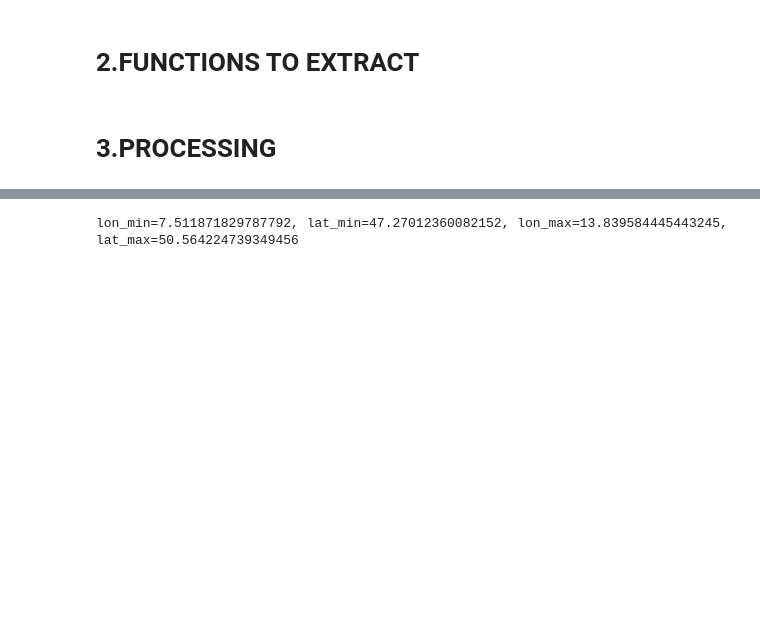
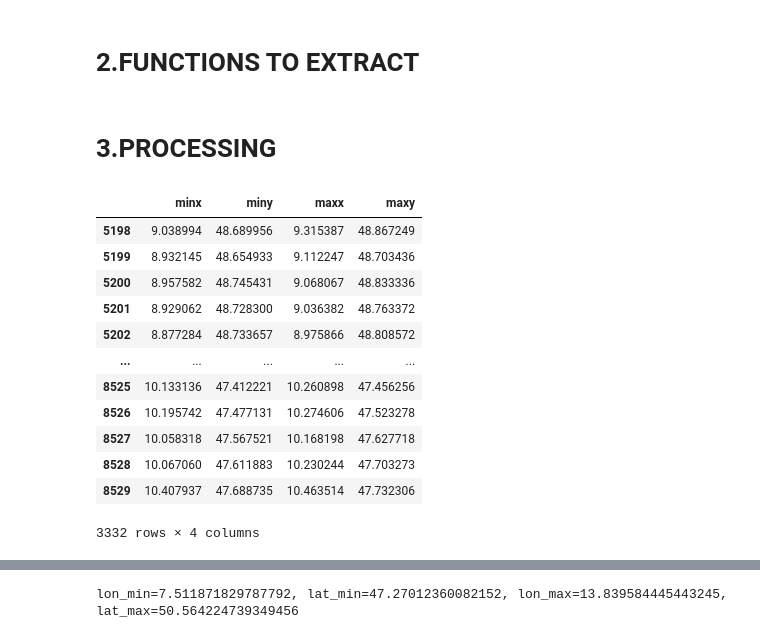
Before and after one commit to JErenci/ditto_v2, a Jupyter notebook: JupNB/gen_map_adm/extract_map_functions_extended.ipynb, the cells around one changed output, grey strips where cells are left out. Cells and saved outputs as stored; diff of their text form; code cells hidden in the pictures; blank space fills up the shorter version.

```diff
--- a/JupNB/gen_map_adm/extract_map_functions_extended.ipynb
+++ b/JupNB/gen_map_adm/extract_map_functions_extended.ipynb
@@ -488,3 +488,19 @@ def gen_pdf_osm(lat_min, lon_min, lat_max, lon_max, args,
 # gdf_result
 # %% [markdown]
 # 3.PROCESSING
+# %%
+gdf_census.to_crs(4326).bounds
+# %% [output]
+|  | minx | miny | maxx | maxy |
+| 5198 | 9.038994 | 48.689956 | 9.315387 | 48.867249 |
+| 5199 | 8.932145 | 48.654933 | 9.112247 | 48.703436 |
+| 5200 | 8.957582 | 48.745431 | 9.068067 | 48.833336 |
+| 5201 | 8.929062 | 48.728300 | 9.036382 | 48.763372 |
+| 5202 | 8.877284 | 48.733657 | 8.975866 | 48.808572 |
+| ... | ... | ... | ... | ... |
+| 8525 | 10.133136 | 47.412221 | 10.260898 | 47.456256 |
+| 8526 | 10.195742 | 47.477131 | 10.274606 | 47.523278 |
+| 8527 | 10.058318 | 47.567521 | 10.168198 | 47.627718 |
+| 8528 | 10.067060 | 47.611883 | 10.230244 | 47.703273 |
+| 8529 | 10.407937 | 47.688735 | 10.463514 | 47.732306 |
+3332 rows × 4 columns
```
Also changed, not shown: parts of 8 cells of this notebook, 2 other files.
